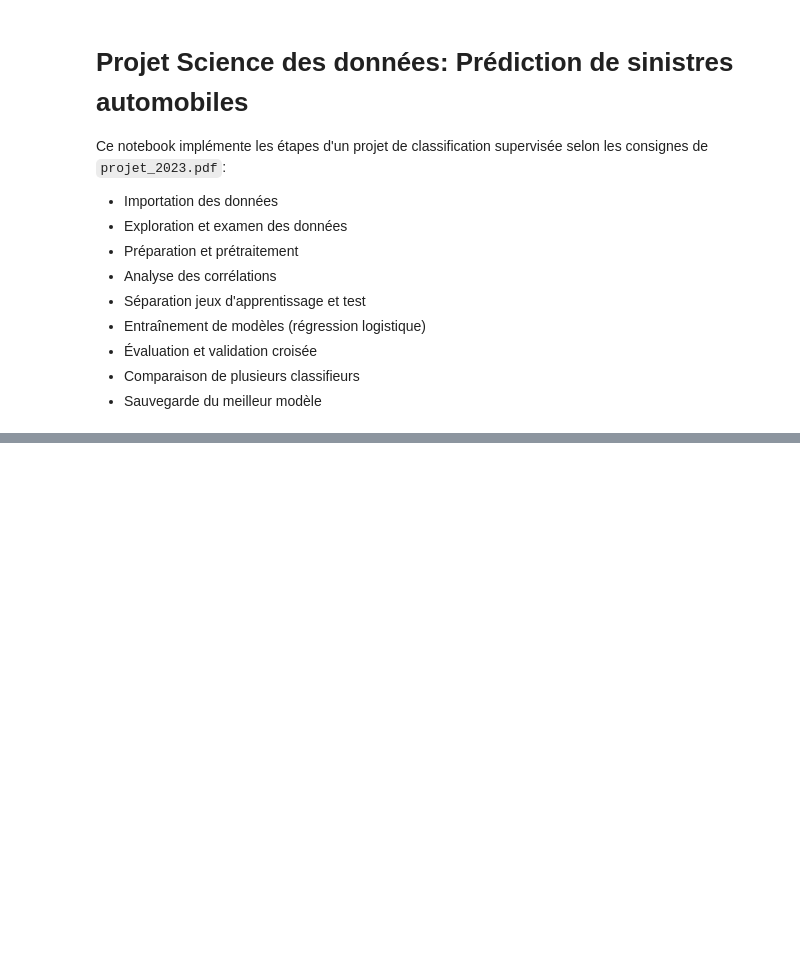
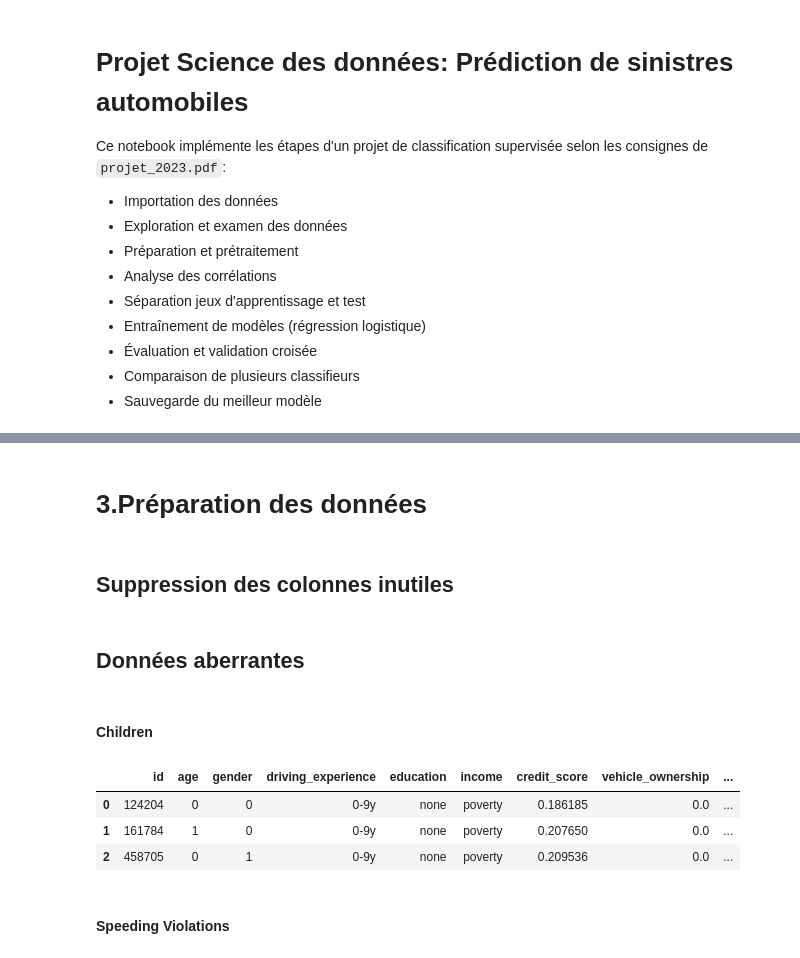
Before and after one commit to MatysLep/ProjetDataScience, a Jupyter notebook: car_insurance_project.ipynb, the cells around one changed output, grey strips where cells are left out. Saved outputs shown, nothing was run; the diff lists cells and outputs as text; code cells hidden in the pictures; blank space fills up the shorter version.

Commit message:
✓ Importation des données, Examen des données, Préparation des données

```diff
--- a/car_insurance_project.ipynb
+++ b/car_insurance_project.ipynb
@@ -247,0 +114,20 @@ Modèle sauvegardé sous 'best_model.pkl'
+# %% [markdown]
+# 3.Préparation des données
+# %% [markdown]
+## Suppression des colonnes inutiles
+# %%
+# Suppression de la colonne 'id', aléatoire et sans utilité pour l'apprentissage du modèle
+df.drop('id', axis=1, inplace=True)
+# %% [markdown]
+## Données aberrantes
+# %% [markdown]
+#### Children
+# %%
+# Valeurs disponibles de children
+df['children'].value_counts()
+db.sql("SELECT * FROM df WHERE children > 10").df()
+# %% [output]
+|  | id | age | gender | driving_experience | education | income | credit_score | vehicle_ownership | ... |
+| 0 | 124204 | 0 | 0 | 0-9y | none | poverty | 0.186185 | 0.0 | ... |
+| 1 | 161784 | 1 | 0 | 0-9y | none | poverty | 0.207650 | 0.0 | ... |
+| 2 | 458705 | 0 | 1 | 0-9y | none | poverty | 0.209536 | 0.0 | ... |
@@ -247,0 +137,2 @@ Modèle sauvegardé sous 'best_model.pkl'
+# %% [markdown]
+#### Speeding Violations
```
Also changed, not shown: parts of 36 cells of this notebook.
